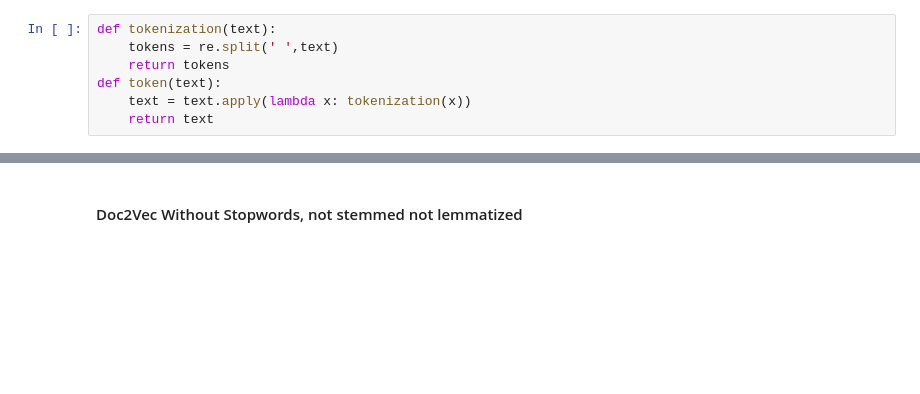
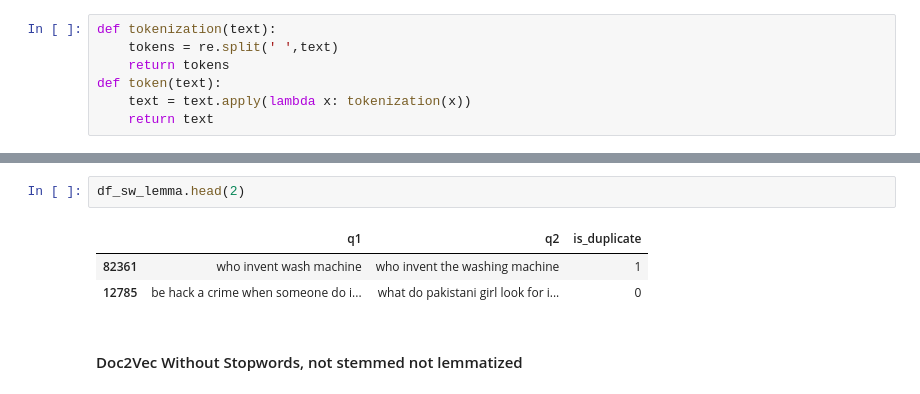
Before and after one commit to antopeza/Final-Project-Brainster, a Jupyter notebook: NEW_code_Doc2Vec.ipynb, the cells around one changed output, grey strips where cells are left out. Drawn from its saved outputs; the diff is of its cells as text; blank space fills up the shorter version.

```diff
--- a/NEW_code_Doc2Vec.ipynb
+++ b/NEW_code_Doc2Vec.ipynb
@@ -339,3 +343,9 @@ df_out.head(2)
+# %%
+df_sw_lemma.head(2)
+# %% [output]
+|  | q1 | q2 | is_duplicate |
+| 82361 | who invent wash machine | who invent the washing machine | 1 |
+| 12785 | be hack a crime when someone do i... | what do pakistani girl look for i... | 0 |
 # %% [markdown]
 #### Doc2Vec Without Stopwords, not stemmed not lemmatized
 # %%
```
Also changed, not shown: parts of 56 cells of this notebook.
